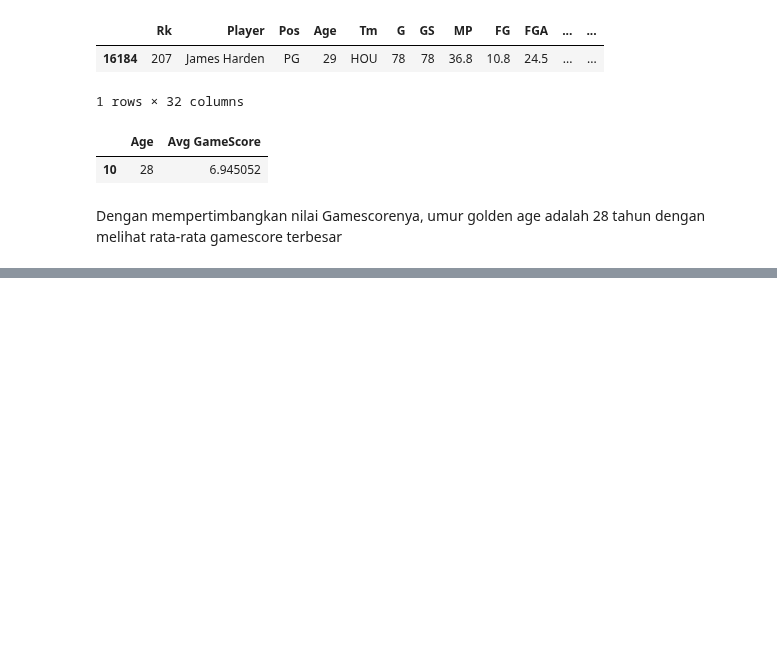
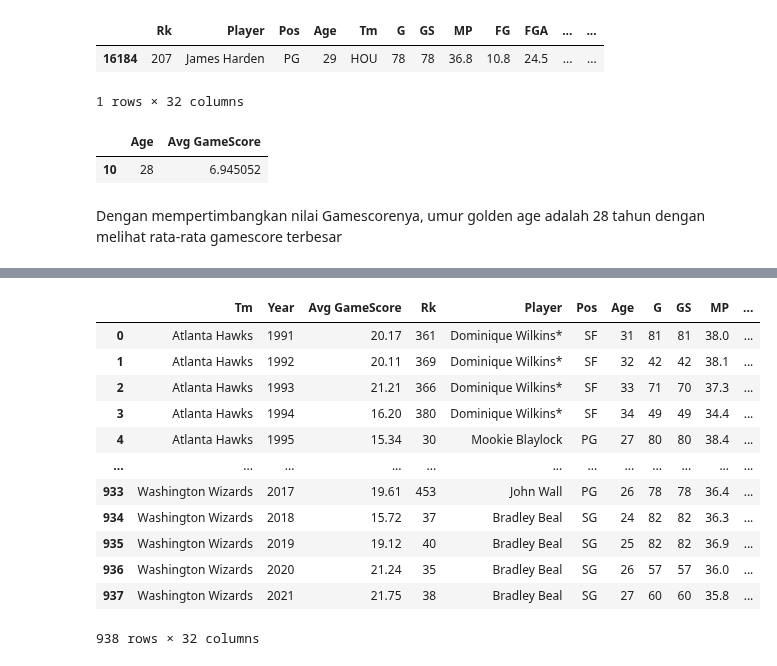
Before and after one commit to akmalgomal3/nba-kasddead, a Jupyter notebook: dataset-insight.ipynb, the cells around one changed output, grey strips where cells are left out. Cells and saved outputs as stored; diff of their text form; code cells hidden in the pictures; blank space fills up the shorter version.

```diff
--- a/dataset-insight.ipynb
+++ b/dataset-insight.ipynb
@@ -794,0 +815,19 @@ Dengan mempertimbangkan nilai Gamescorenya, umur golden age adalah 28 tahun deng
+# %%
+the_best_player_from_team_each_year = players_df.groupby(["Tm","Year"]).agg({"Avg GameScore" : max}).reset_index()
+the_best_player_from_team_each_year = the_best_player_from_team_each_year.merge(players_df, on=["Tm", "Year", "Avg GameScore"], how="inner")
+
+display(the_best_player_from_team_each_year)
+# %% [output]
+|  | Tm | Year | Avg GameScore | Rk | Player | Pos | Age | G | GS | MP | ... |
+| 0 | Atlanta Hawks | 1991 | 20.17 | 361 | Dominique Wilkins* | SF | 31 | 81 | 81 | 38.0 | ... |
+| 1 | Atlanta Hawks | 1992 | 20.11 | 369 | Dominique Wilkins* | SF | 32 | 42 | 42 | 38.1 | ... |
+| 2 | Atlanta Hawks | 1993 | 21.21 | 366 | Dominique Wilkins* | SF | 33 | 71 | 70 | 37.3 | ... |
+| 3 | Atlanta Hawks | 1994 | 16.20 | 380 | Dominique Wilkins* | SF | 34 | 49 | 49 | 34.4 | ... |
+| 4 | Atlanta Hawks | 1995 | 15.34 | 30 | Mookie Blaylock | PG | 27 | 80 | 80 | 38.4 | ... |
+| ... | ... | ... | ... | ... | ... | ... | ... | ... | ... | ... | ... |
+| 933 | Washington Wizards | 2017 | 19.61 | 453 | John Wall | PG | 26 | 78 | 78 | 36.4 | ... |
+| 934 | Washington Wizards | 2018 | 15.72 | 37 | Bradley Beal | SG | 24 | 82 | 82 | 36.3 | ... |
+| 935 | Washington Wizards | 2019 | 19.12 | 40 | Bradley Beal | SG | 25 | 82 | 82 | 36.9 | ... |
+| 936 | Washington Wizards | 2020 | 21.24 | 35 | Bradley Beal | SG | 26 | 57 | 57 | 36.0 | ... |
+| 937 | Washington Wizards | 2021 | 21.75 | 38 | Bradley Beal | SG | 27 | 60 | 60 | 35.8 | ... |
+938 rows × 32 columns
```
Also changed, not shown: parts of 1 cell of this notebook.
